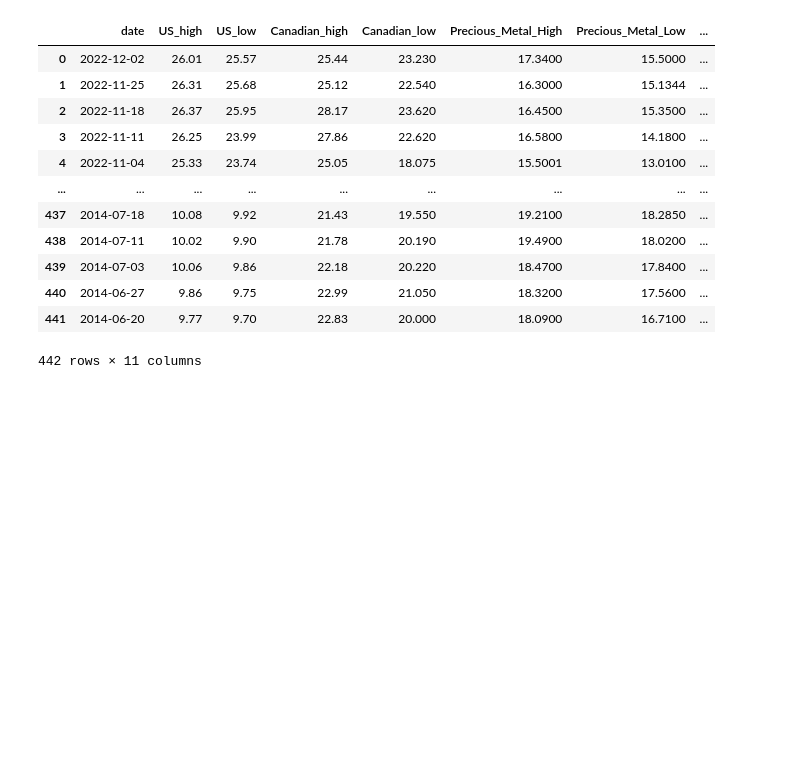
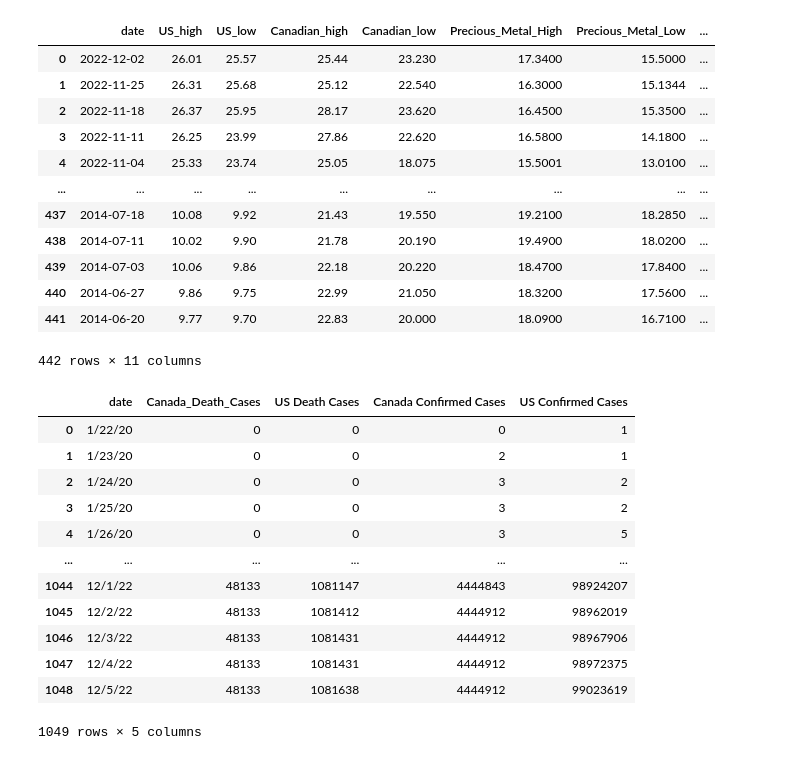
Before and after one commit to AIDA-Saskatchewan-polytechnic/Final_Project_by_Jeslin-Abitha, a Jupyter notebook: Final_Project.ipynb, the cells around one changed output. Saved outputs shown, nothing was run; the diff lists cells and outputs as text; code cells hidden in the pictures; blank space fills up the shorter version.

Commit message:
Created Merged DataFrame of Canada and US

```diff
--- a/Final_Project.ipynb
+++ b/Final_Project.ipynb
@@ -257,3 +257,50 @@ df_stocks
 | 440 | 2014-06-27 | 9.86 | 9.75 | 22.99 | 21.050 | 18.3200 | 17.5600 | ... |
 | 441 | 2014-06-20 | 9.77 | 9.70 | 22.83 | 20.000 | 18.0900 | 16.7100 | ... |
 442 rows × 11 columns
+# %%
+df_CA_Confirmed = df_confirmed[df_confirmed['Country/Region'] == "Canada"].groupby("Country/Region").sum()
+df_US_Confirmed =df_confirmed[df_confirmed['Country/Region'] == "US"].groupby("Country/Region").sum()
+
+df_CA_Death = df_death[df_death['Country/Region'] == "Canada"].groupby("Country/Region").sum()
+df_US_Death =df_death[df_death['Country/Region'] == "US"].groupby("Country/Region").sum()
+# %%
+df_CA_Deathcase = df_CA_Death.reset_index().drop(columns=["Lat","Long"]).transpose().reset_index()
+
+df_CA_Deathcase.columns = ["date","Canada_Death_Cases"]
+df_CA_Deathcase = df_CA_Deathcase.iloc[1:-1]
+
+df_US_Deathcase = df_US_Death.reset_index().drop(columns=["Lat","Long"]).transpose().reset_index()
+
+df_US_Deathcase.columns = ["date","US Death Cases"]
+df_US_Deathcase = df_US_Deathcase.iloc[1:-1]
+
+df_CA_Confirmedcase = df_CA_Confirmed.reset_index().drop(columns=["Lat","Long"]).transpose().reset_index()
+
+df_CA_Confirmedcase.columns = ["date","Canada Confirmed Cases"]
+df_CA_Confirmedcase = df_CA_Confirmedcase.iloc[1:-1]
+
+df_US_Confirmedcase = df_US_Confirmed.reset_index().drop(columns=["Lat","Long"]).transpose().reset_index()
+
+df_US_Confirmedcase.columns = ["date","US Confirmed Cases"]
+df_US_Confirmedcase = df_US_Confirmedcase.iloc[1:-1]
+# %%
+df_death = df_CA_Deathcase.merge(df_US_Deathcase, on="date")
+df_confirm = df_CA_Confirmedcase.merge(df_US_Confirmedcase, on="date")
+
+df_final = df_death.merge(df_confirm, on = "date")
+# %%
+df_final
+# %% [output]
+|  | date | Canada_Death_Cases | US Death Cases | Canada Confirmed Cases | US Confirmed Cases |
+| 0 | 1/22/20 | 0 | 0 | 0 | 1 |
+| 1 | 1/23/20 | 0 | 0 | 2 | 1 |
+| 2 | 1/24/20 | 0 | 0 | 3 | 2 |
+| 3 | 1/25/20 | 0 | 0 | 3 | 2 |
+| 4 | 1/26/20 | 0 | 0 | 3 | 5 |
+| ... | ... | ... | ... | ... | ... |
+| 1044 | 12/1/22 | 48133 | 1081147 | 4444843 | 98924207 |
+| 1045 | 12/2/22 | 48133 | 1081412 | 4444912 | 98962019 |
+| 1046 | 12/3/22 | 48133 | 1081431 | 4444912 | 98967906 |
+| 1047 | 12/4/22 | 48133 | 1081431 | 4444912 | 98972375 |
+| 1048 | 12/5/22 | 48133 | 1081638 | 4444912 | 99023619 |
+1049 rows × 5 columns
```
